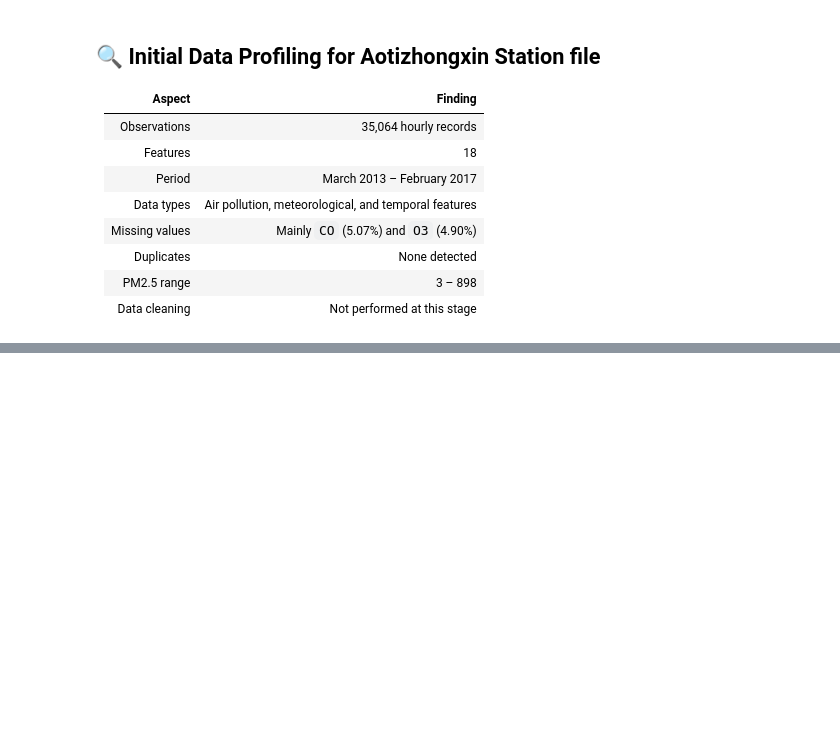
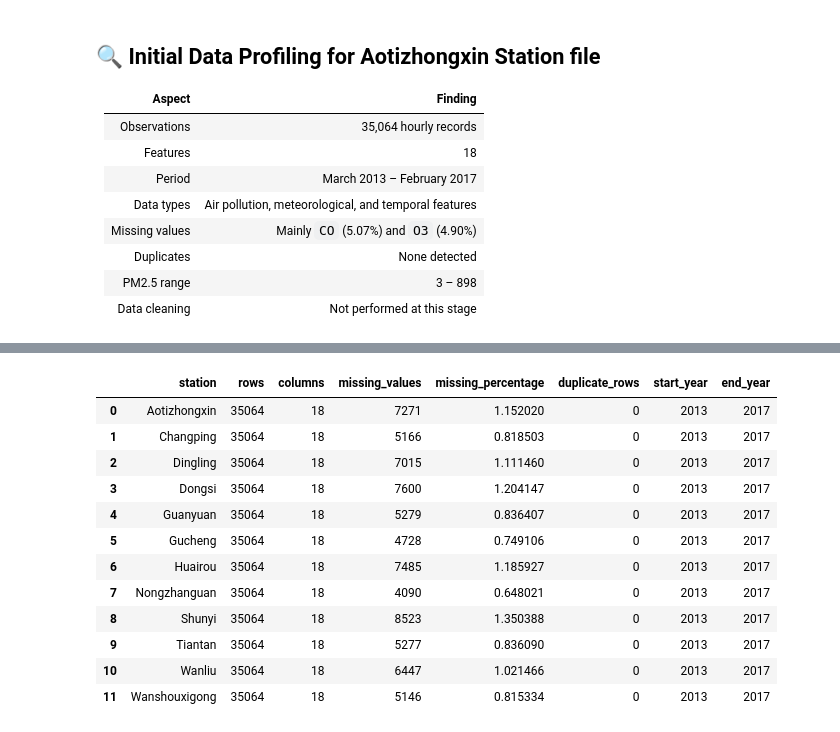
Before and after one commit to saraalwadia/airshift, a Jupyter notebook: notebooks/01_data_understanding.ipynb, the cells around one changed output, grey strips where cells are left out. Saved outputs shown, nothing was run; the diff lists cells and outputs as text; code cells hidden in the pictures; blank space fills up the shorter version.

Commit message:
Cross-Station Profiling

```diff
--- a/notebooks/01_data_understanding.ipynb
+++ b/notebooks/01_data_understanding.ipynb
@@ -206,0 +211,34 @@ Duplicate rows: 0
+# %%
+profiling_summary = []
+
+for file in files:
+    df = pd.read_csv(file)
+
+    profiling_summary.append({
+        "station": df["station"].iloc[0],
+        "rows": df.shape[0],
+        "columns": df.shape[1],
+        "missing_values": df.isnull().sum().sum(),
+        "missing_percentage": df.isnull().mean().mean() * 100,
+        "duplicate_rows": df.duplicated().sum(),
+        "start_year": df["year"].min(),
+        "end_year": df["year"].max()
+    })
+
+profiling_df = pd.DataFrame(profiling_summary)
+
+profiling_df
+# %% [output]
+|  | station | rows | columns | missing_values | missing_percentage | duplicate_rows | start_year | end_year |
+| 0 | Aotizhongxin | 35064 | 18 | 7271 | 1.152020 | 0 | 2013 | 2017 |
+| 1 | Changping | 35064 | 18 | 5166 | 0.818503 | 0 | 2013 | 2017 |
+| 2 | Dingling | 35064 | 18 | 7015 | 1.111460 | 0 | 2013 | 2017 |
+| 3 | Dongsi | 35064 | 18 | 7600 | 1.204147 | 0 | 2013 | 2017 |
+| 4 | Guanyuan | 35064 | 18 | 5279 | 0.836407 | 0 | 2013 | 2017 |
+| 5 | Gucheng | 35064 | 18 | 4728 | 0.749106 | 0 | 2013 | 2017 |
+| 6 | Huairou | 35064 | 18 | 7485 | 1.185927 | 0 | 2013 | 2017 |
+| 7 | Nongzhanguan | 35064 | 18 | 4090 | 0.648021 | 0 | 2013 | 2017 |
+| 8 | Shunyi | 35064 | 18 | 8523 | 1.350388 | 0 | 2013 | 2017 |
+| 9 | Tiantan | 35064 | 18 | 5277 | 0.836090 | 0 | 2013 | 2017 |
+| 10 | Wanliu | 35064 | 18 | 6447 | 1.021466 | 0 | 2013 | 2017 |
+| 11 | Wanshouxigong | 35064 | 18 | 5146 | 0.815334 | 0 | 2013 | 2017 |
```
Also changed, not shown: parts of 5 cells of this notebook.
